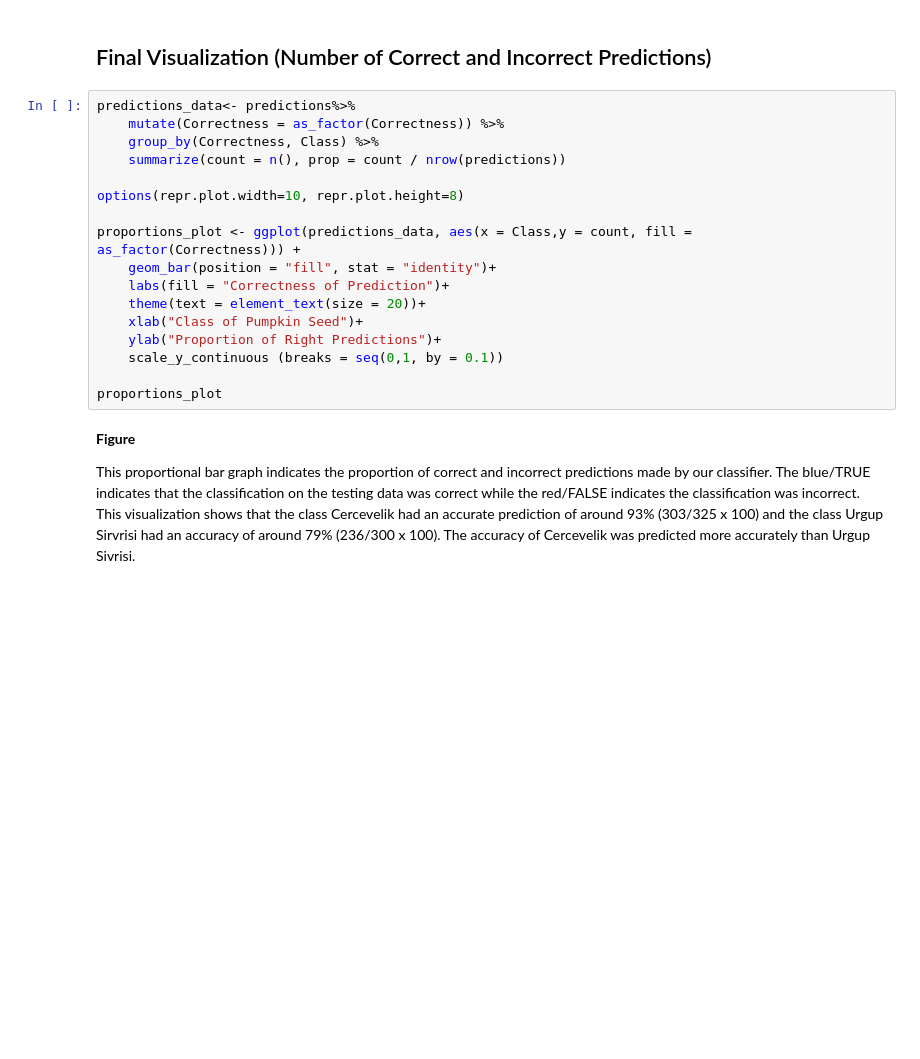
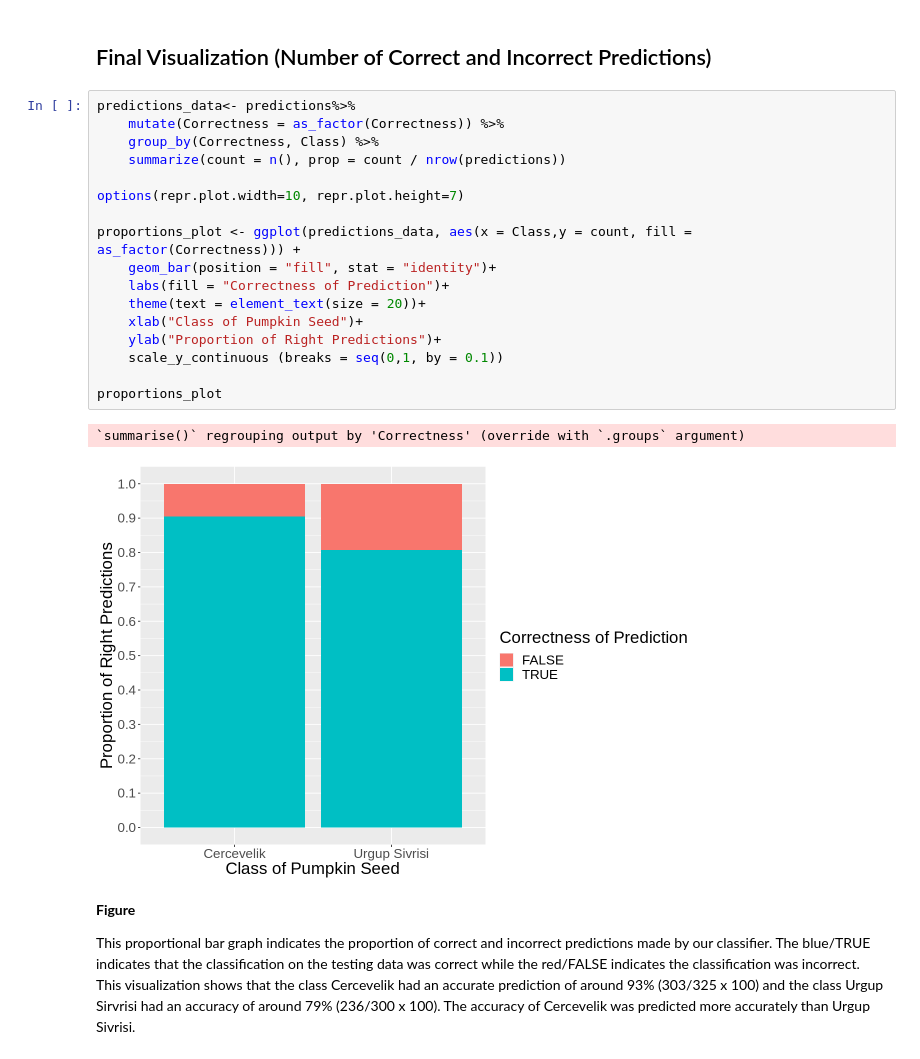
Before and after one commit to luevrata/pumpkin_seeds_data, a Jupyter notebook: Final Project Submission.ipynb, the cells around one changed output. Drawn from its saved outputs; the diff is of its cells as text; blank space fills up the shorter version.

```diff
--- a/Final Project Submission.ipynb
+++ b/Final Project Submission.ipynb
@@ -272,20 +286,23 @@ conf_mat
 # %%
 predictions_data<- predictions%>%
     mutate(Correctness = as_factor(Correctness)) %>%
     group_by(Correctness, Class) %>%
     summarize(count = n(), prop = count / nrow(predictions))
 
-options(repr.plot.width=10, repr.plot.height=8)
+options(repr.plot.width=10, repr.plot.height=7)
 
 proportions_plot <- ggplot(predictions_data, aes(x = Class,y = count, fill = as_factor(Correctness))) +
     geom_bar(position = "fill", stat = "identity")+
     labs(fill = "Correctness of Prediction")+
     theme(text = element_text(size = 20))+
     xlab("Class of Pumpkin Seed")+
     ylab("Proportion of Right Predictions")+
     scale_y_continuous (breaks = seq(0,1, by = 0.1))
 
 proportions_plot
+# %% [output]
+`summarise()` regrouping output by 'Correctness' (override with `.groups` argument)
+[figure, added]
 # %% [markdown]
 **Figure**
 
```
Also changed, not shown: parts of 17 cells of this notebook.
